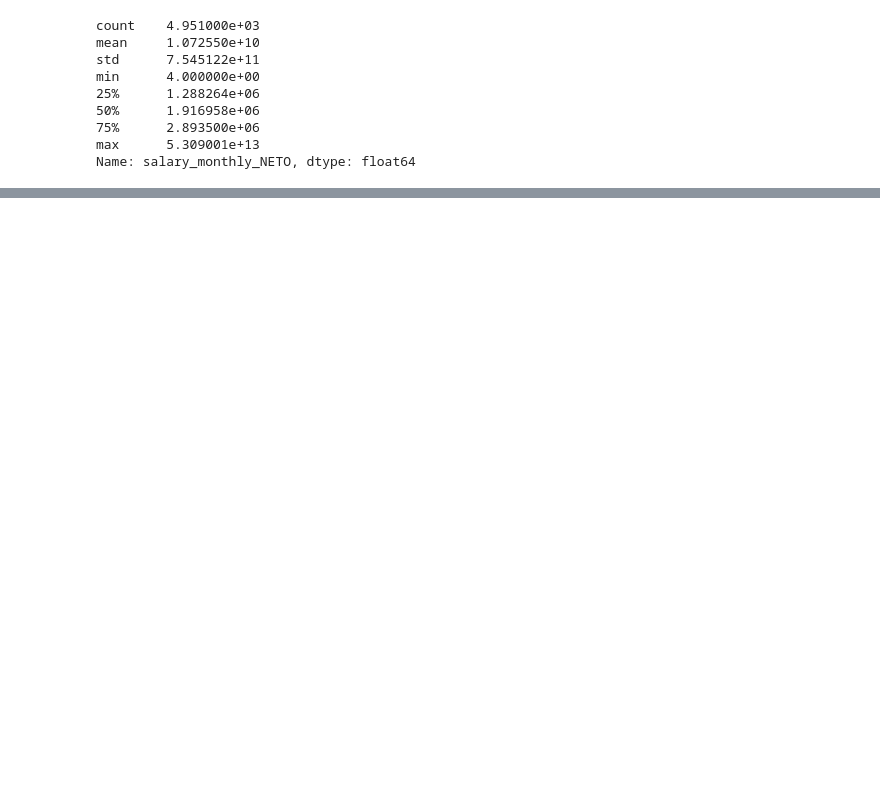
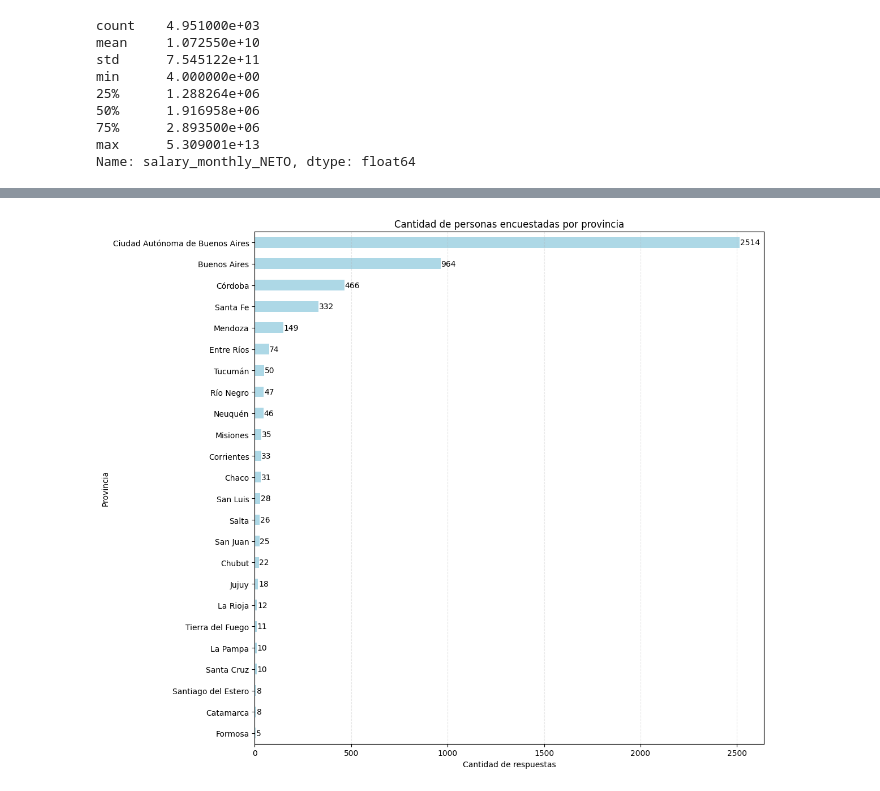
Before and after one commit to belenaguilarv/data-science-journey, a Jupyter notebook: 1_encuesta_sarsamy/encuesta_sarsamy.ipynb, the cells around one changed output, grey strips where cells are left out. Cells and saved outputs as stored; diff of their text form; code cells hidden in the pictures; blank space fills up the shorter version.

```diff
--- a/1_encuesta_sarsamy/encuesta_sarsamy.ipynb
+++ b/1_encuesta_sarsamy/encuesta_sarsamy.ipynb
@@ -257,0 +246,2 @@ Podemos ver que la mayoría de los salarios está concentrada alrededor de la **
+# %%
+province = 'work_province'
@@ -257,0 +257,17 @@ Podemos ver que la mayoría de los salarios está concentrada alrededor de la **
+# %%
+people_per_province = df_filtered[province].value_counts().sort_values()
+
+plt.figure(figsize=(12, 10))
+ax = people_per_province.plot(kind='barh', color='lightblue')
+
+for i, (valor, nombre_prov) in enumerate(zip(people_per_province.values, people_per_province.index)):
+    ax.text(valor + 2, i, f"{valor}", va='center')
+
+plt.title('Cantidad de personas encuestadas por provincia')
+plt.xlabel('Cantidad de respuestas')
+plt.ylabel('Provincia')
+plt.grid(True, axis='x', linestyle='--', alpha=0.3)
+plt.tight_layout()
+plt.show()
+# %% [output]
+[figure, added]
```
Also changed, not shown: parts of 51 cells of this notebook.
